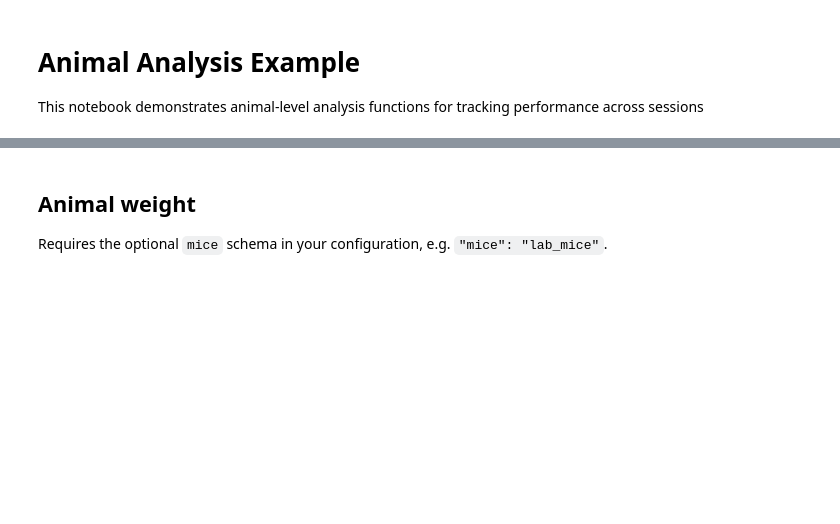
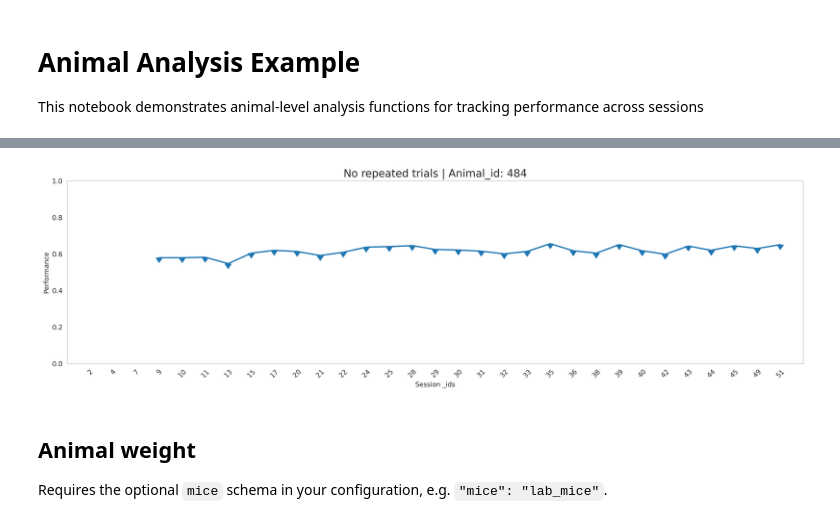
Before and after one commit to GratsakisA/ethopy_analysis, a Jupyter notebook: examples/animal_analysis_example.ipynb, the cells around one changed output, grey strips where cells are left out. Cells and saved outputs as stored; diff of their text form; code cells hidden in the pictures; blank space fills up the shorter version.

```diff
--- a/examples/animal_analysis_example.ipynb
+++ b/examples/animal_analysis_example.ipynb
@@ -42,9 +47,10 @@ perfs = plot_session_performance(animal_id, sessions['session'].values, perf_fun
 
 from functools import partial
 
-difficulty = -3
-perfs_no_repeat = plot_session_no_repeat_performance(
-    animal_id,
-    sessions['session'].values,
-    perf_func=partial(get_no_repeat_performance, difficulty=difficulty),
-)
+perfs_no_repeat = plot_session_no_repeat_performance(animal_id,sessions['session'].values,perf_func=partial(get_no_repeat_performance, difficulty=1))
+
+no_difficulty_sessions = [
+    s for s, p in zip(sessions['session'].values, perfs_no_repeat) if p is None
+]
+print(f"Sessions with no difficulty {difficulty}: {no_difficulty_sessions}")
+# %% [output]
@@ -51,3 +60,4 @@ perfs_no_repeat = plot_session_no_repeat_performance(
+[figure, added]
 # %%
 # Plot performance vs liquid reward consumption
 # plot_performance_liquid() creates dual-axis plot showing behavior and reward consumption
```
Also changed, not shown: parts of 3 cells of this notebook, 2 other files.
